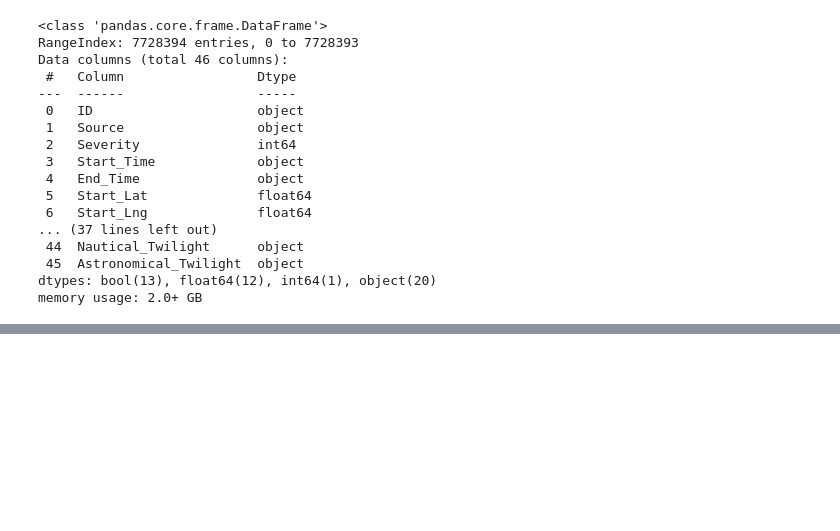
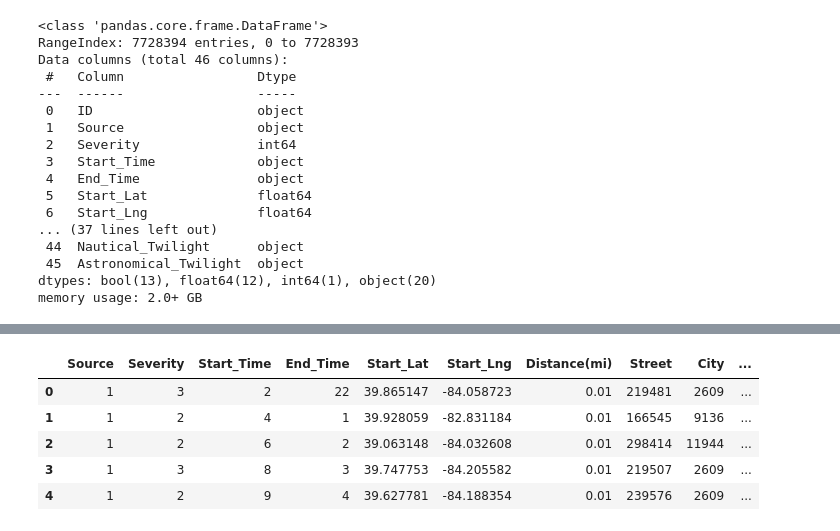
Before and after one commit to AbhirupB/Road-accidents-ML, a Jupyter notebook: EDA and training.ipynb, the cells around one changed output, grey strips where cells are left out. Drawn from its saved outputs; the diff is of its cells as text; code cells hidden in the pictures; blank space fills up the shorter version.

```diff
--- a/EDA and training.ipynb
+++ b/EDA and training.ipynb
@@ -853,0 +876,11 @@ df_copy_train.drop(columns=['ID', 'Description', 'End_Lat', 'End_Lng', 'Country'
+# %%
+df_copy_train.dropna(subset=['Visibility(mi)', 'Wind_Direction', 'Humidity(%)', 'Weather_Condition',
+                       'Temperature(F)', 'Pressure(in)', 'Sunrise_Sunset', 'Street', 'Zipcode'], inplace=True)
+# %%
+col = ['Precipitation(in)', 'Wind_Chill(F)', 'Wind_Speed(mph)']
+
+for c in col:
+    df_copy_train[c].fillna(df_copy_train[c].mean(), inplace=True)
+# %%
+categorical_columns = df_copy_train.select_dtypes(include=['object','bool']).columns
+categorical_columns
@@ -853,0 +895,15 @@ df_copy_train.drop(columns=['ID', 'Description', 'End_Lat', 'End_Lng', 'Country'
+# %%
+from sklearn import preprocessing
+
+for i in categorical_columns:
+    en = preprocessing.LabelEncoder()
+    df_copy_train[i]= en.fit_transform(df_copy_train[i])
+# %%
+df_copy_train.head()
+# %% [output]
+|  | Source | Severity | Start_Time | End_Time | Start_Lat | Start_Lng | Distance(mi) | Street | City | ... |
+| 0 | 1 | 3 | 2 | 22 | 39.865147 | -84.058723 | 0.01 | 219481 | 2609 | ... |
+| 1 | 1 | 2 | 4 | 1 | 39.928059 | -82.831184 | 0.01 | 166545 | 9136 | ... |
+| 2 | 1 | 2 | 6 | 2 | 39.063148 | -84.032608 | 0.01 | 298414 | 11944 | ... |
+| 3 | 1 | 3 | 8 | 3 | 39.747753 | -84.205582 | 0.01 | 219507 | 2609 | ... |
+| 4 | 1 | 2 | 9 | 4 | 39.627781 | -84.188354 | 0.01 | 239576 | 2609 | ... |
```
Also changed, not shown: parts of 8 cells of this notebook.
